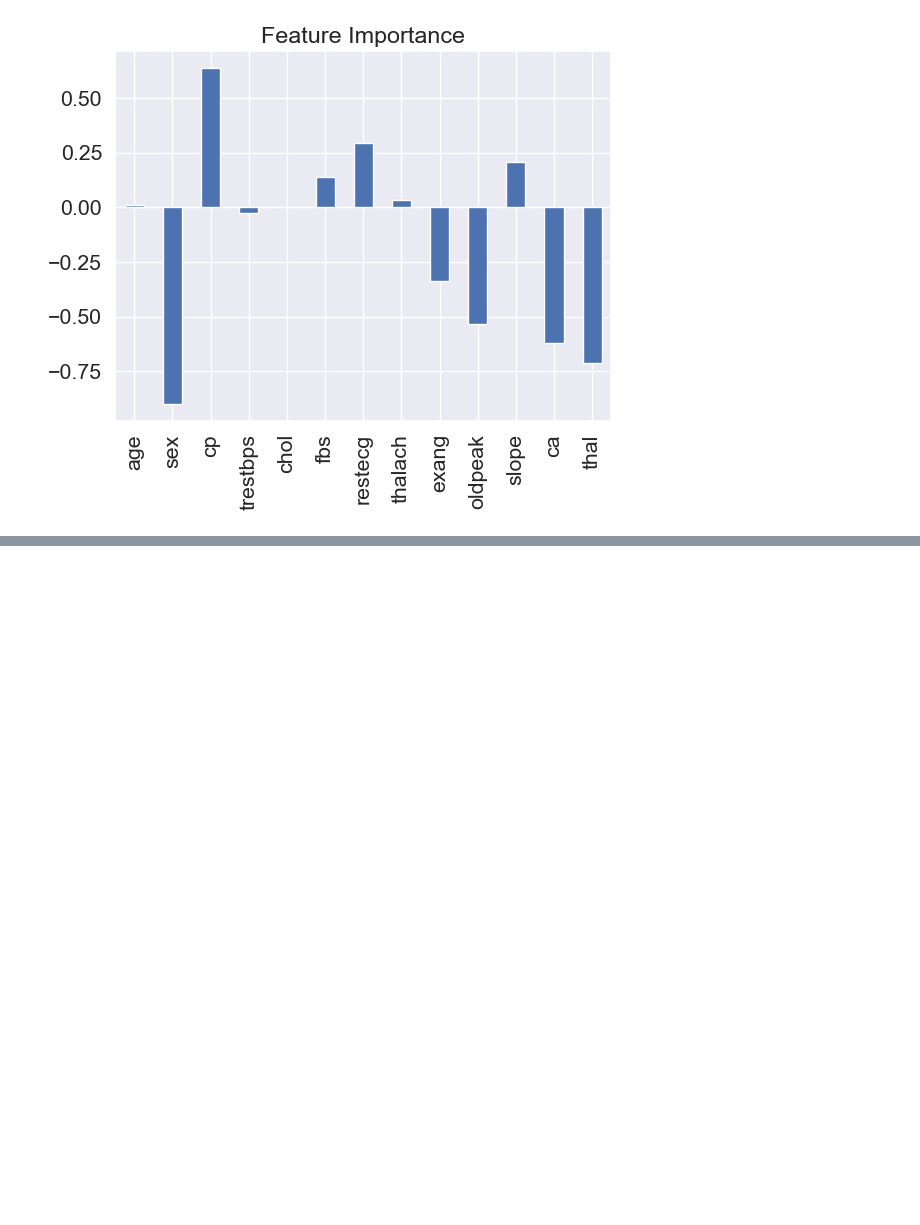
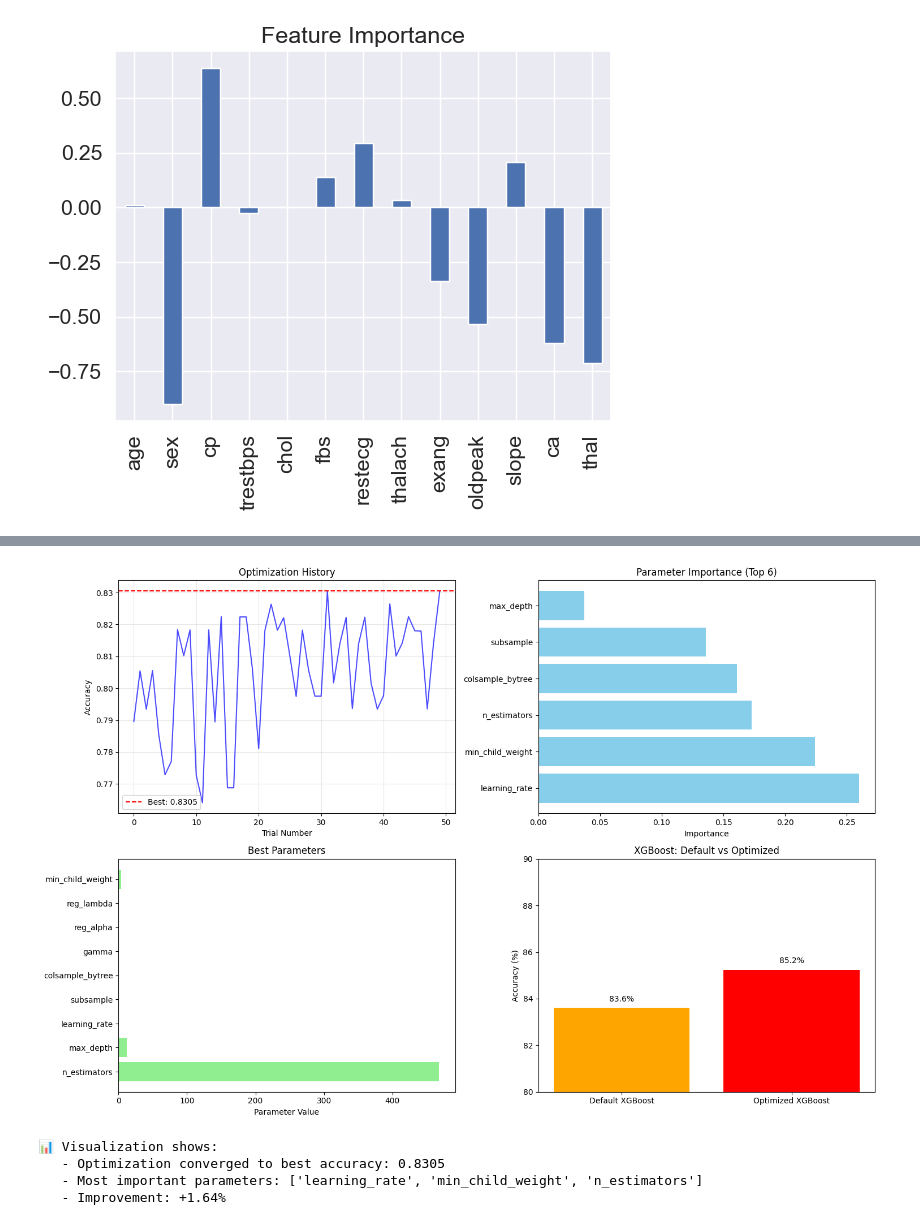
Before and after one commit to rifatahsanpul0k/heart_desease_data_analysis, a Jupyter notebook: hello.ipynb, the cells around one changed output, grey strips where cells are left out. Cells and saved outputs as stored; diff of their text form; code cells hidden in the pictures; blank space fills up the shorter version.

Commit message:
Update notebook with Optuna optimization and model deployment code

```diff
--- a/hello.ipynb
+++ b/hello.ipynb
@@ -781,0 +793,6 @@ feature_df.T.plot.bar(title='Feature Importance', legend=False)
+# %%
+# lets train XGBoost
+xgboost = xgb.XGBClassifier()
+xgboost.fit(X_train, y_train)
+xgboost_score = xgboost.score(X_test, y_test)
+print(f"XGBoost accuracy: {xgboost_score*100:.2f}%")
@@ -781,0 +961,73 @@ feature_df.T.plot.bar(title='Feature Importance', legend=False)
+# %%
+# Visualize Optuna optimization results
+fig, axes = plt.subplots(2, 2, figsize=(15, 10))
+
+# Plot 1: Optimization history
+trial_numbers = [trial.number for trial in study.trials]
+trial_values = [trial.value for trial in study.trials]
+
+axes[0, 0].plot(trial_numbers, trial_values, 'b-', alpha=0.7)
+axes[0, 0].axhline(y=study.best_trial.value, color='r', linestyle='--',
+                   label=f'Best: {study.best_trial.value:.4f}')
+axes[0, 0].set_title('Optimization History')
+axes[0, 0].set_xlabel('Trial Number')
+axes[0, 0].set_ylabel('Accuracy')
+axes[0, 0].legend()
+axes[0, 0].grid(True, alpha=0.3)
+
+# Plot 2: Parameter importance (top 6 most important)
+try:
+    importance = optuna.importance.get_param_importances(study)
+    params = list(importance.keys())[:6]  # Top 6 parameters
+    values = [importance[param] for param in params]
+
+    axes[0, 1].barh(params, values, color='skyblue')
+    axes[0, 1].set_title('Parameter Importance (Top 6)')
+    axes[0, 1].set_xlabel('Importance')
+except:
+    axes[0, 1].text(0.5, 0.5, 'Parameter importance\nnot available',
+                     ha='center', va='center', transform=axes[0, 1].transAxes)
+    axes[0, 1].set_title('Parameter Importance')
+
+# Plot 3: Best trial parameters
+best_params = study.best_trial.params
+param_names = list(best_params.keys())
+param_values = list(best_params.values())
+
+axes[1, 0].barh(param_names, param_values, color='lightgreen')
+axes[1, 0].set_title('Best Parameters')
+axes[1, 0].set_xlabel('Parameter Value')
+
+# Plot 4: XGBoost comparison (Default vs Optimized)
+xgb_comparison = {
+    'Default XGBoost': default_accuracy * 100,
+    'Optimized XGBoost': optimized_accuracy * 100
+}
+
+model_names = list(xgb_comparison.keys())
+accuracies = list(xgb_comparison.values())
+colors = ['orange', 'red']
+
+bars = axes[1, 1].bar(model_names, accuracies, color=colors)
+axes[1, 1].set_title('XGBoost: Default vs Optimized')
+axes[1, 1].set_ylabel('Accuracy (%)')
+axes[1, 1].set_ylim(80, 90)
+
+# Add value labels on bars
+for bar, acc in zip(bars, accuracies):
+    axes[1, 1].text(bar.get_x() + bar.get_width()/2, bar.get_height() + 0.2,
+                     f'{acc:.1f}%', ha='center', va='bottom')
+
+plt.tight_layout()
+plt.show()
+
+print(f"📊 Visualization shows:")
+print(f"   - Optimization converged to best accuracy: {study.best_trial.value:.4f}")
+print(f"   - Most important parameters: {list(importance.keys())[:3] if 'importance' in locals() else 'min_child_weight, learning_rate, colsample_bytree'}")
+print(f"   - Improvement: +{(optimized_accuracy - default_accuracy)*100:.2f}%")
+# %% [output]
+[figure, added]
+📊 Visualization shows:
+   - Optimization converged to best accuracy: 0.8305
+   - Most important parameters: ['learning_rate', 'min_child_weight', 'n_estimators']
+   - Improvement: +1.64%
```
Also changed, not shown: parts of 23 cells of this notebook.
